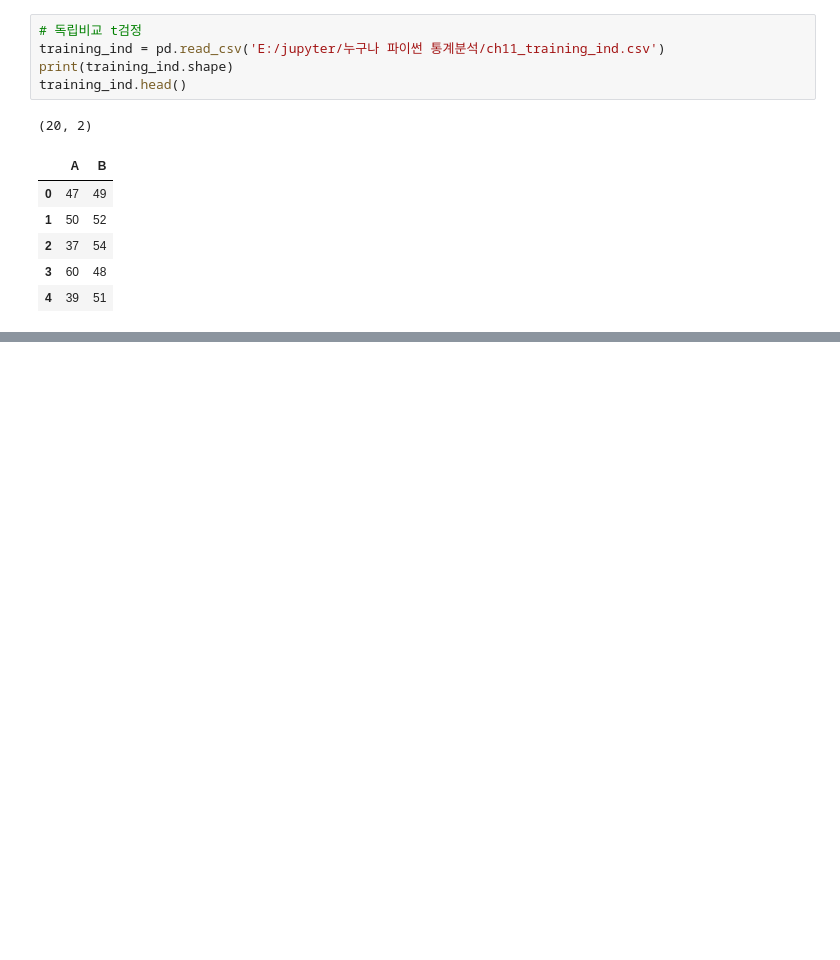
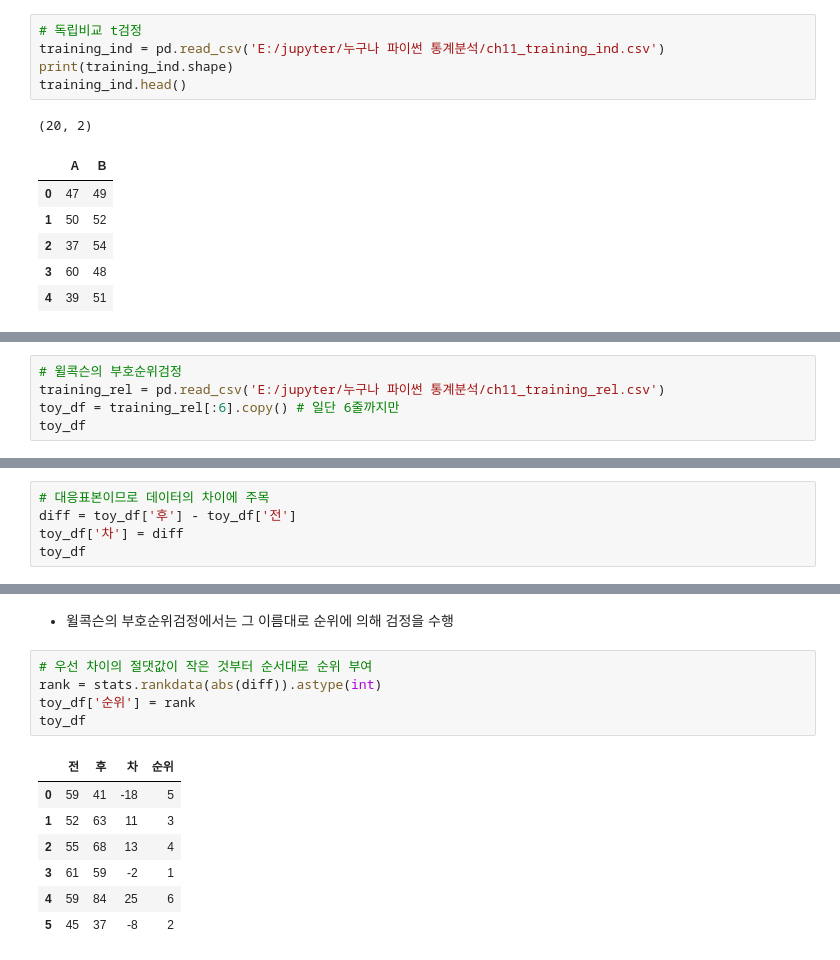
Before and after one commit to starfishkenny/Python, a Jupyter notebook: 20210127_python-statistics_statistical hypothesis test.ipynb, the cells around one changed output, grey strips where cells are left out. Drawn from its saved outputs; the diff is of its cells as text; blank space fills up the shorter version.

```diff
--- a/20210127_python-statistics_statistical hypothesis test.ipynb
+++ b/20210127_python-statistics_statistical hypothesis test.ipynb
@@ -383,0 +403,5 @@ training_ind.head()
+# %%
+# 윌콕슨의 부호순위검정
+training_rel = pd.read_csv('E:/jupyter/누구나 파이썬 통계분석/ch11_training_rel.csv')
+toy_df = training_rel[:6].copy() # 일단 6줄까지만
+toy_df
@@ -383,0 +416,5 @@ training_ind.head()
+# %%
+# 대응표본이므로 데이터의 차이에 주목
+diff = toy_df['후'] - toy_df['전']
+toy_df['차'] = diff
+toy_df
@@ -383,0 +429,15 @@ training_ind.head()
+# %% [markdown]
+* 윌콕슨의 부호순위검정에서는 그 이름대로 순위에 의해 검정을 수행
+# %%
+# 우선 차이의 절댓값이 작은 것부터 순서대로 순위 부여
+rank = stats.rankdata(abs(diff)).astype(int)
+toy_df['순위'] = rank
+toy_df
+# %% [output]
+|  | 전 | 후 | 차 | 순위 |
+| 0 | 59 | 41 | -18 | 5 |
+| 1 | 52 | 63 | 11 | 3 |
+| 2 | 55 | 68 | 13 | 4 |
+| 3 | 61 | 59 | -2 | 1 |
+| 4 | 59 | 84 | 25 | 6 |
+| 5 | 45 | 37 | -8 | 2 |
```
Also changed, not shown: parts of 49 cells of this notebook.
